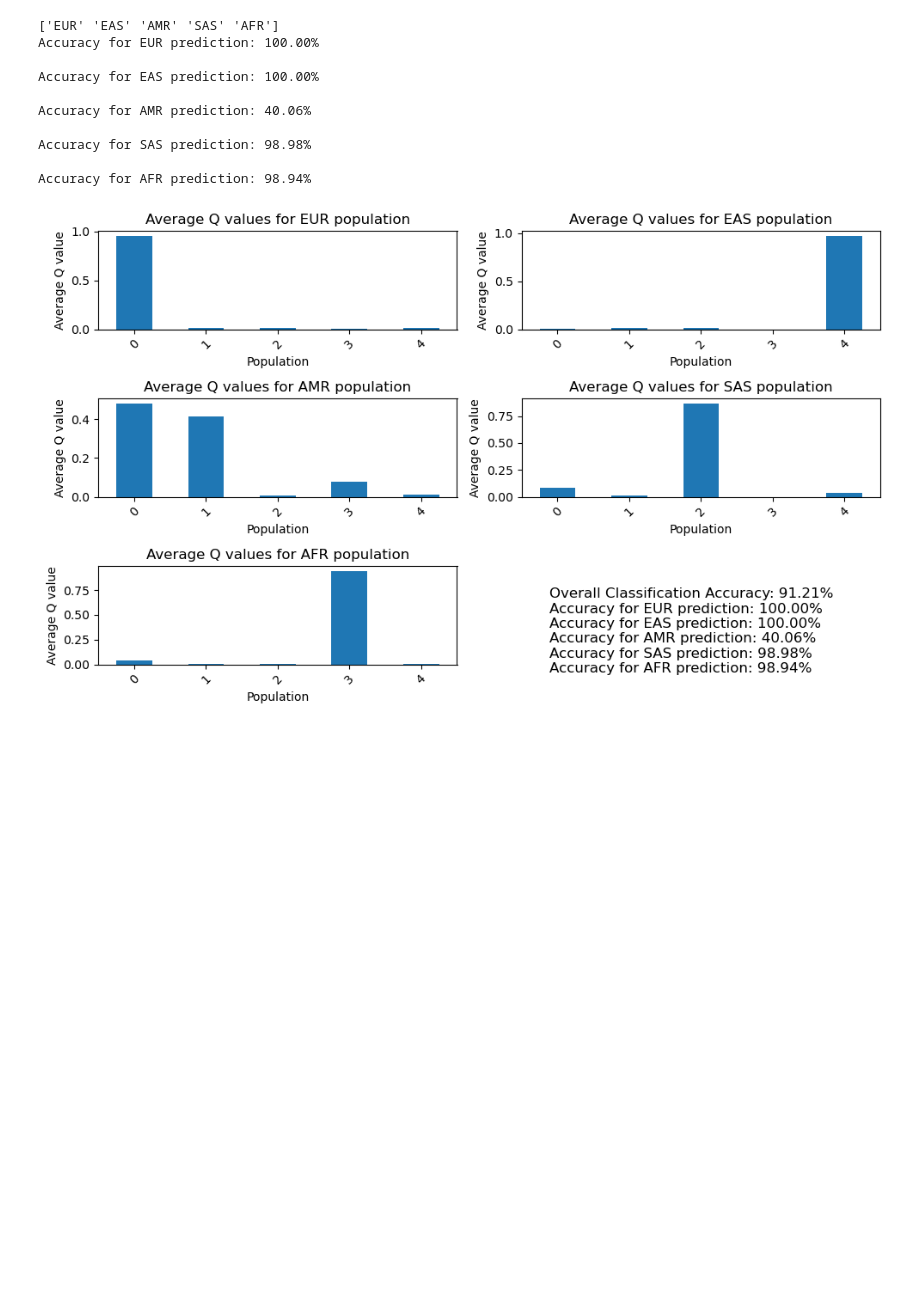
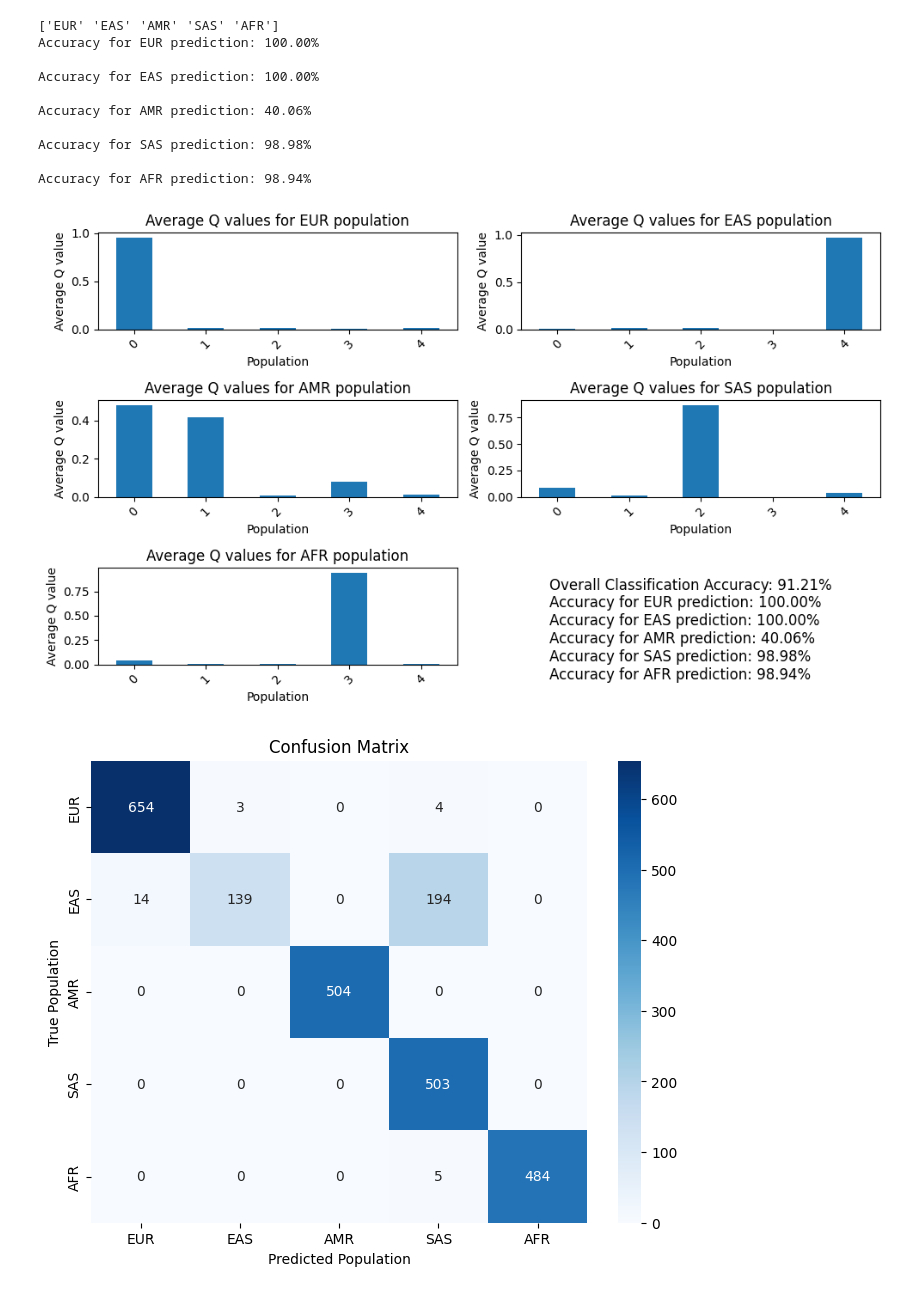
Before and after one commit to tjensen15/Benchmarking-Population-Structure-Tools, a Jupyter notebook: benchmarking_project.ipynb, the cells around one changed output. Drawn from its saved outputs; the diff is of its cells as text; code cells hidden in the pictures; blank space fills up the shorter version.

```diff
--- a/benchmarking_project.ipynb
+++ b/benchmarking_project.ipynb
@@ -1185,15 +1308,15 @@ fig, axes = plt.subplots(nrows=3, ncols=2, figsize=(12, 12))  # 3 rows, 2 column
 axes = axes.flatten()  # Flatten the axes array for easy indexing
 
 # Calculate overall classification accuracy
-accuracy = (q_df["True_Population"] == q_df["Predicted_Population"]).mean()
+accuracy = (q_df["super_pop"] == q_df["Predicted_Population"]).mean()
 
 # List of unique populations in True_Population
-populations = q_df["True_Population"].unique()
+populations = q_df["super_pop"].unique()
 
 # Loop through each unique population and plot the average Q values
 for i, true_pop in enumerate(populations):
     # Select all individuals for the current population
-    pop_df = q_df[q_df['True_Population'] == true_pop]
+    pop_df = q_df[q_df['super_pop'] == true_pop]
 
     # Average the Q values across all individuals in the population (columns '0', '1', '2', '3', '4')
     avg_q_values = pop_df.iloc[:, :5].mean()
@@ -1213,7 +1336,7 @@ axes[-1].axis('off')
 accuracy_text = f"Overall Classification Accuracy: {accuracy:.2%}\n"
 for pop in populations:
     # Filter rows where the True_Population matches the current population
-    pop_df = q_df[q_df["True_Population"] == pop]
+    pop_df = q_df[q_df["super_pop"] == pop]
 
     # Filter rows where the Predicted_Population matches the current population
     pop_predicted_df = pop_df[pop_df["Predicted_Population"] == pop]
@@ -1229,4 +1352,21 @@ fig.text(0.6, 0.15, accuracy_text, ha='left', va='center', fontsize=12, wrap=Tru
 plt.tight_layout()
 plt.show()
 # %% [output]
-[figure, old version]
+[figure, new version]
+# %%
+from sklearn.metrics import confusion_matrix
+import seaborn as sns
+import matplotlib.pyplot as plt
+
+# Create confusion matrix
+cm = confusion_matrix(q_df["super_pop"], q_df["Predicted_Population"])
+
+# Plot confusion matrix as a heatmap
+plt.figure(figsize=(8, 6))
+sns.heatmap(cm, annot=True, fmt="d", cmap="Blues", xticklabels=populations, yticklabels=populations)
+plt.xlabel("Predicted Population")
+plt.ylabel("True Population")
+plt.title("Confusion Matrix")
+plt.show()
+# %% [output]
+[figure, added]
```
Also changed, not shown: parts of 17 cells of this notebook.
